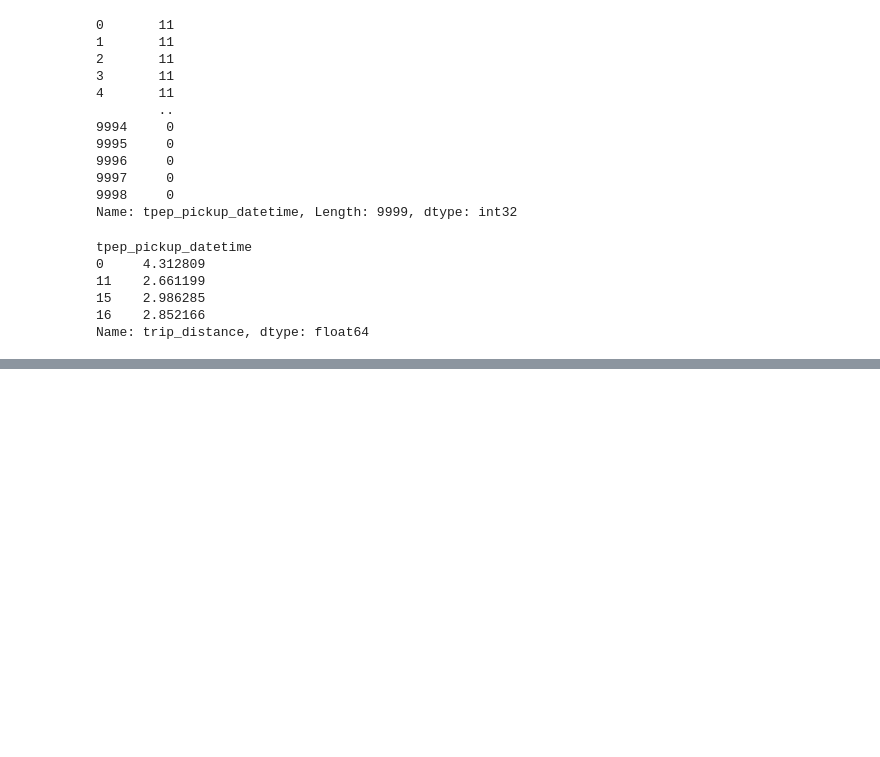
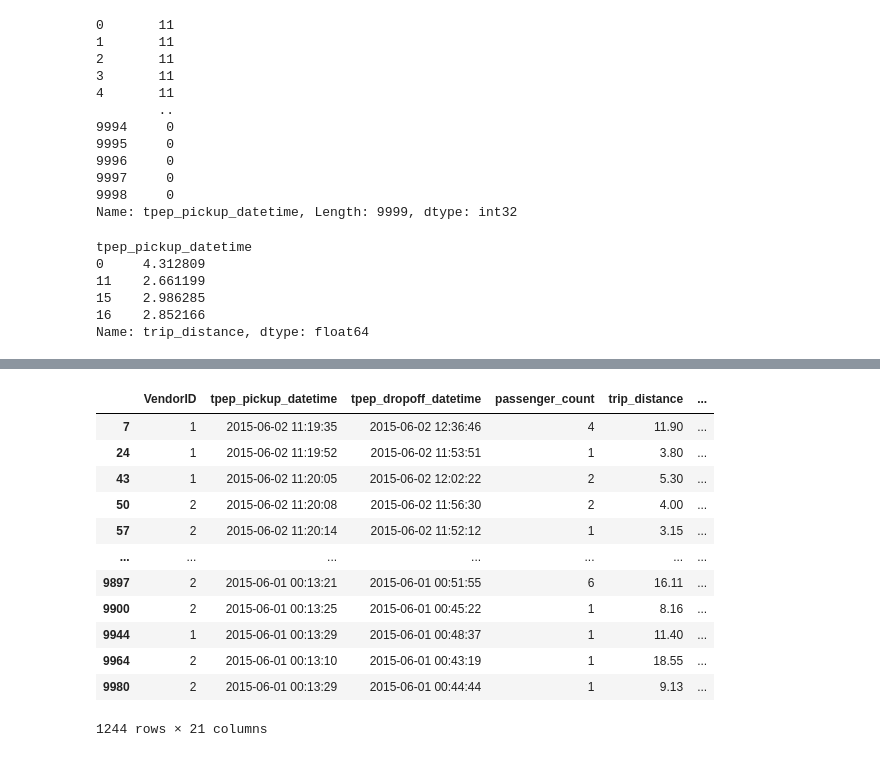
Before and after one commit to reuven/2025-08August-06-jupyter, a Jupyter notebook: IIBA - 2025-08August-06-jupyter.ipynb, the cells around one changed output, grey strips where cells are left out. Drawn from its saved outputs; the diff is of its cells as text; code cells hidden in the pictures; blank space fills up the shorter version.

```diff
--- a/IIBA - 2025-08August-06-jupyter.ipynb
+++ b/IIBA - 2025-08August-06-jupyter.ipynb
@@ -308,3 +308,7 @@ tpep_pickup_datetime
 15    2.986285
 16    2.852166
 Name: trip_distance, dtype: float64
+# %%
+# how long were each of these trips?
+
+df['trip_time'] = df['tpep_dropoff_datetime'] - df['tpep_pickup_datetime']
@@ -310,0 +325,16 @@ Name: trip_distance, dtype: float64
+# %%
+df.loc[df['trip_time'] > '00:30:00']
+# %% [output]
+|  | VendorID | tpep_pickup_datetime | tpep_dropoff_datetime | passenger_count | trip_distance | ... |
+| 7 | 1 | 2015-06-02 11:19:35 | 2015-06-02 12:36:46 | 4 | 11.90 | ... |
+| 24 | 1 | 2015-06-02 11:19:52 | 2015-06-02 11:53:51 | 1 | 3.80 | ... |
+| 43 | 1 | 2015-06-02 11:20:05 | 2015-06-02 12:02:22 | 2 | 5.30 | ... |
+| 50 | 2 | 2015-06-02 11:20:08 | 2015-06-02 11:56:30 | 2 | 4.00 | ... |
+| 57 | 2 | 2015-06-02 11:20:14 | 2015-06-02 11:52:12 | 1 | 3.15 | ... |
+| ... | ... | ... | ... | ... | ... | ... |
+| 9897 | 2 | 2015-06-01 00:13:21 | 2015-06-01 00:51:55 | 6 | 16.11 | ... |
+| 9900 | 2 | 2015-06-01 00:13:25 | 2015-06-01 00:45:22 | 1 | 8.16 | ... |
+| 9944 | 1 | 2015-06-01 00:13:29 | 2015-06-01 00:48:37 | 1 | 11.40 | ... |
+| 9964 | 2 | 2015-06-01 00:13:10 | 2015-06-01 00:43:19 | 1 | 18.55 | ... |
+| 9980 | 2 | 2015-06-01 00:13:29 | 2015-06-01 00:44:44 | 1 | 9.13 | ... |
+1244 rows × 21 columns
```
Also changed, not shown: parts of 1 cell of this notebook.
